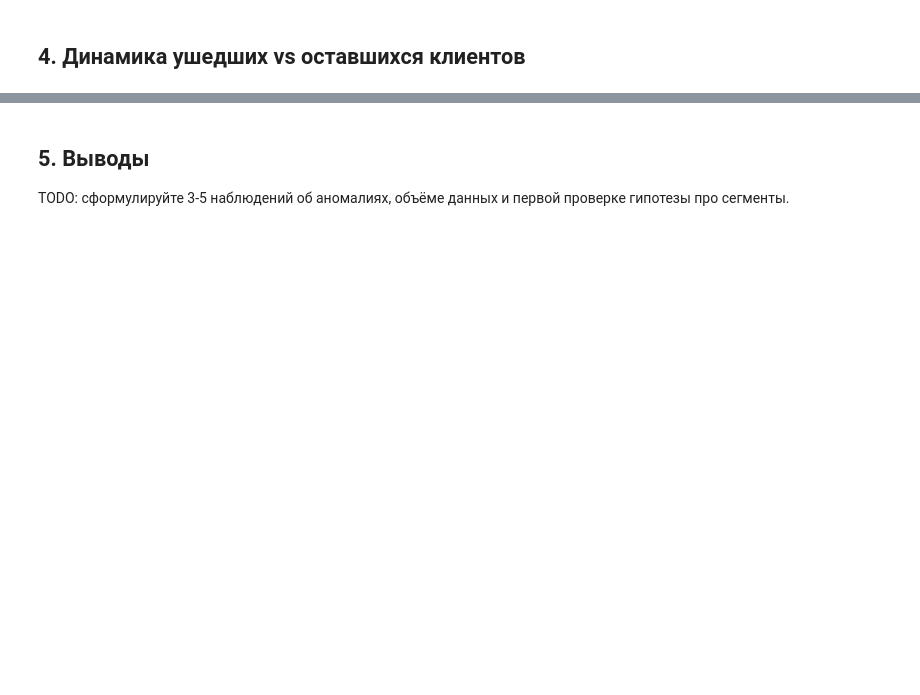
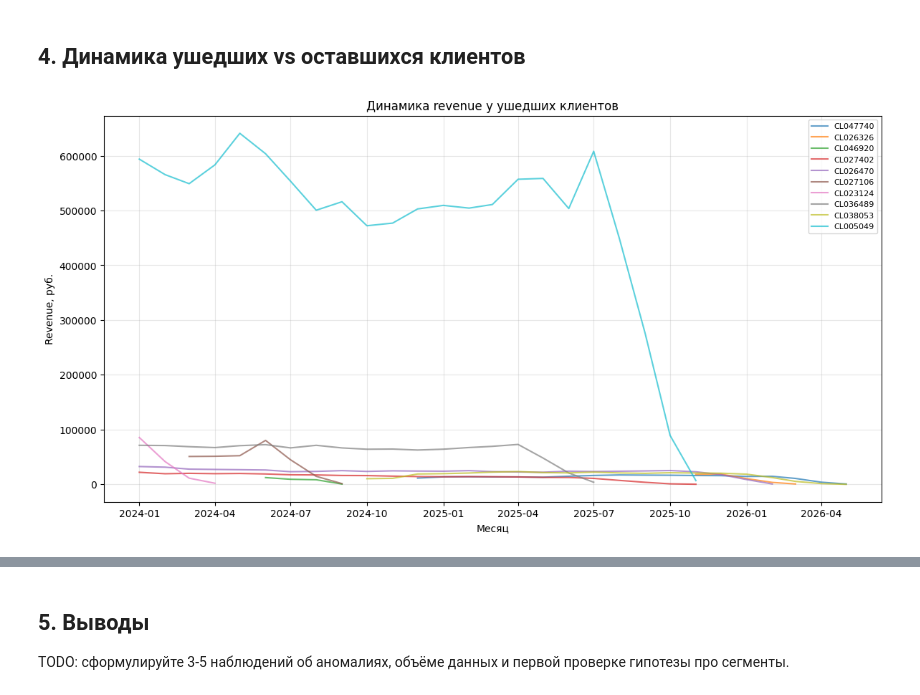
Before and after one commit to k1sur1n/b2b-churn-internship, a Jupyter notebook: notebooks/01_eda.ipynb, the cells around one changed output, grey strips where cells are left out. Saved outputs shown, nothing was run; the diff lists cells and outputs as text; code cells hidden in the pictures; blank space fills up the shorter version.

```diff
--- a/notebooks/01_eda.ipynb
+++ b/notebooks/01_eda.ipynb
@@ -32,0 +218,17 @@ print(clients.shape, usage.shape)
+# %%
+# Базовая метка оттока для EDA.
+# Клиент считается ушедшим, если на конец периода
+# (июнь 2026) его текущий статус — "Расторгнут".
+
+clients["is_churned"] = (
+    clients["current_status"] == "Расторгнут"
+).astype(int)
+
+print("Всего клиентов:", len(clients))
+print("Ушедших:", clients["is_churned"].sum())
+print("Оставшихся:", (clients["is_churned"] == 0).sum())
+print(
+    "Доля оттока:",
+    round(clients["is_churned"].mean() * 100, 2),
+    "%"
+)
@@ -40,0 +289,70 @@ print(clients.shape, usage.shape)
+# %%
+# TODO: построить графики revenue во времени для 5-10 ушедших и 5-10 оставшихся клиентов
+
+# Добавляем статус клиента к помесячным данным
+usage_with_status = usage.merge(
+    clients[["client_id", "is_churned"]],
+    on="client_id",
+    how="left"
+)
+
+usage_with_status["month"] = pd.to_datetime(
+    usage_with_status["month"]
+)
+
+# Выбираем 10 ушедших и 10 оставшихся клиентов
+churned_clients = (
+    clients.loc[clients["is_churned"] == 1, "client_id"]
+    .sample(10, random_state=42)
+)
+
+active_clients = (
+    clients.loc[clients["is_churned"] == 0, "client_id"]
+    .sample(10, random_state=42)
+)
+
+plt.figure(figsize=(14, 7))
+
+for client_id in churned_clients:
+    client_data = usage_with_status[
+        usage_with_status["client_id"] == client_id
+    ].sort_values("month")
+
+    plt.plot(
+        client_data["month"],
+        client_data["revenue"],
+        alpha=0.7,
+        label=client_id
+    )
+
+plt.title("Динамика revenue у ушедших клиентов")
+plt.xlabel("Месяц")
+plt.ylabel("Revenue, руб.")
+plt.legend(fontsize=8)
+plt.grid(alpha=0.3)
+plt.show()
+
+
+
+plt.figure(figsize=(14, 7))
+
+for client_id in active_clients:
+    client_data = usage_with_status[
+        usage_with_status["client_id"] == client_id
+    ].sort_values("month")
+
+    plt.plot(
+        client_data["month"],
+        client_data["revenue"],
+        alpha=0.7,
+        label=client_id
+    )
+
+plt.title("Динамика revenue у оставшихся клиентов")
+plt.xlabel("Месяц")
+plt.ylabel("Revenue, руб.")
+plt.legend(fontsize=8)
+plt.grid(alpha=0.3)
+plt.show()
+# %% [output]
+[figure, added]
```
Also changed, not shown: parts of 16 cells of this notebook, 1 other file.
